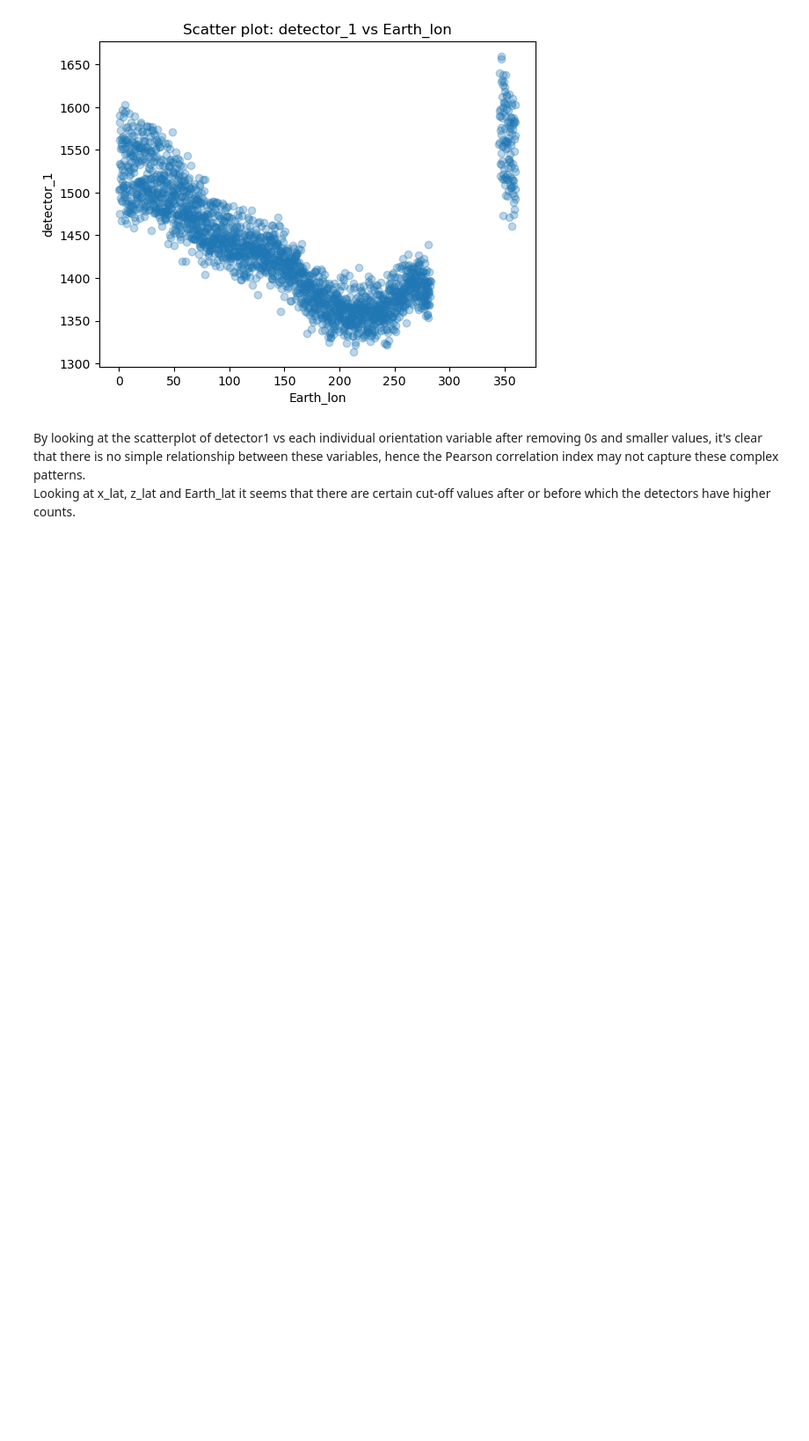
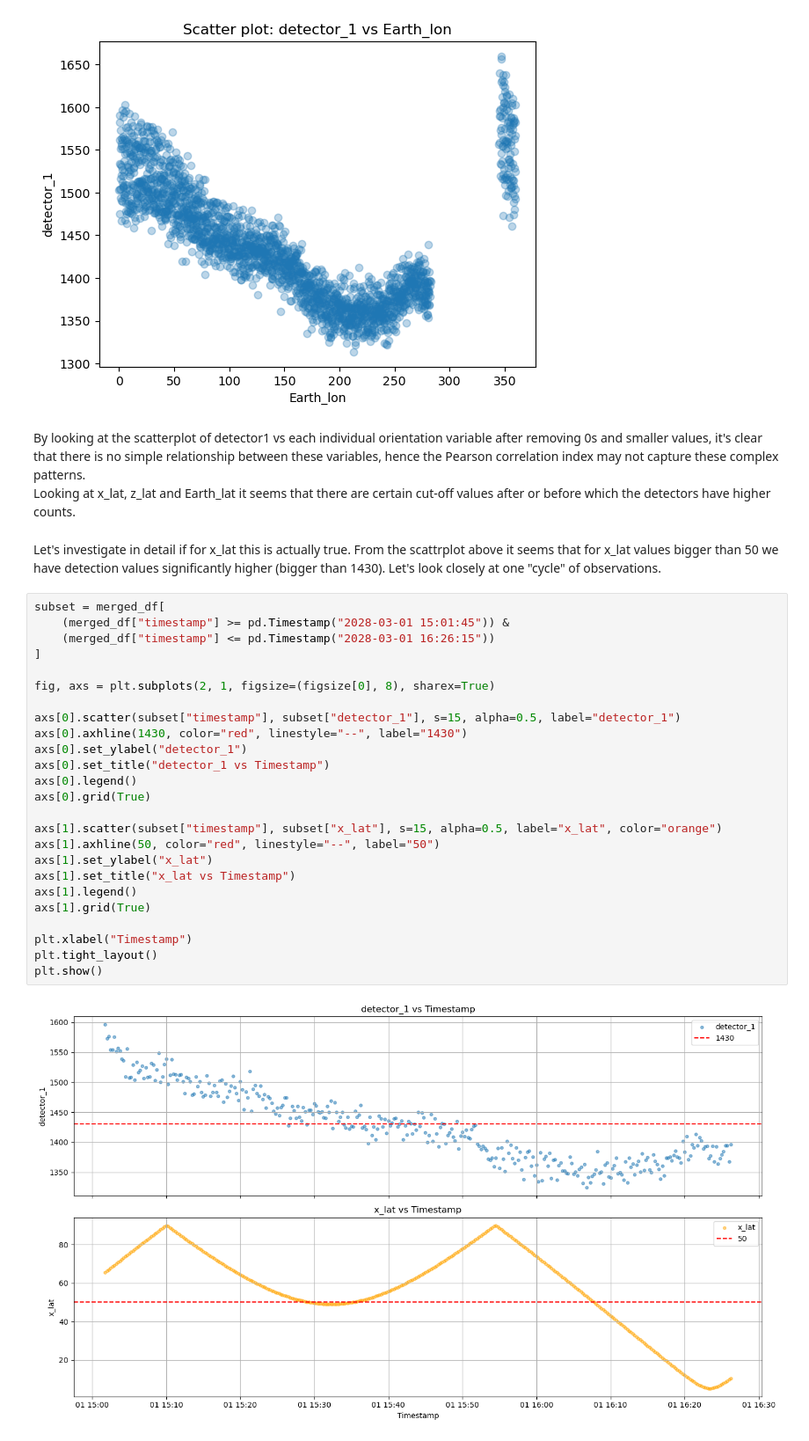
Before and after one commit to ClotanPaul/AI_industry, a Jupyter notebook: Project/EDA.ipynb, the cells around one changed output. Shown at 88% size. Cells and saved outputs as stored; diff of their text form; blank space fills up the shorter version.

```diff
--- a/Project/EDA.ipynb
+++ b/Project/EDA.ipynb
@@ -339,3 +337,32 @@ for var in ["x_lat", "x_lon", "z_lat", "z_lon", "altitude_km", "Earth_lat", "Ear
 # %% [markdown]
 By looking at the scatterplot of detector1 vs each individual orientation variable after removing 0s and smaller values, it's clear that there is no simple relationship between these variables, hence the Pearson correlation index may not capture these complex patterns.
 Looking at x_lat, z_lat and Earth_lat it seems that there are certain cut-off values after or before which the detectors have higher counts.
+# %% [markdown]
+Let's investigate in detail if for x_lat this is actually true. From the scattrplot above it seems that for x_lat values bigger than 50 we have detection values significantly higher (bigger than 1430). Let's look closely at one "cycle" of observations.
+# %%
+subset = merged_df[
+    (merged_df["timestamp"] >= pd.Timestamp("2028-03-01 15:01:45")) &
+    (merged_df["timestamp"] <= pd.Timestamp("2028-03-01 16:26:15"))
+]
+
+fig, axs = plt.subplots(2, 1, figsize=(figsize[0], 8), sharex=True)
+
+axs[0].scatter(subset["timestamp"], subset["detector_1"], s=15, alpha=0.5, label="detector_1")
+axs[0].axhline(1430, color="red", linestyle="--", label="1430")
+axs[0].set_ylabel("detector_1")
+axs[0].set_title("detector_1 vs Timestamp")
+axs[0].legend()
+axs[0].grid(True)
+
+axs[1].scatter(subset["timestamp"], subset["x_lat"], s=15, alpha=0.5, label="x_lat", color="orange")
+axs[1].axhline(50, color="red", linestyle="--", label="50")
+axs[1].set_ylabel("x_lat")
+axs[1].set_title("x_lat vs Timestamp")
+axs[1].legend()
+axs[1].grid(True)
+
+plt.xlabel("Timestamp")
+plt.tight_layout()
+plt.show()
+# %% [output]
+[figure, added]
```
Also changed, not shown: parts of 7 cells of this notebook.
